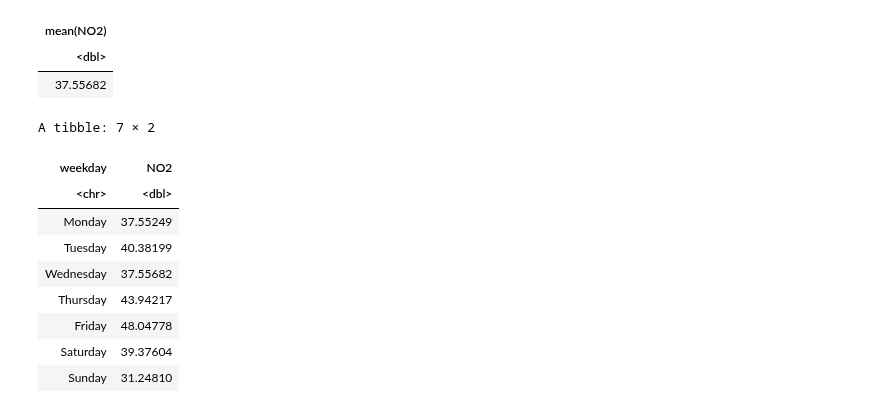
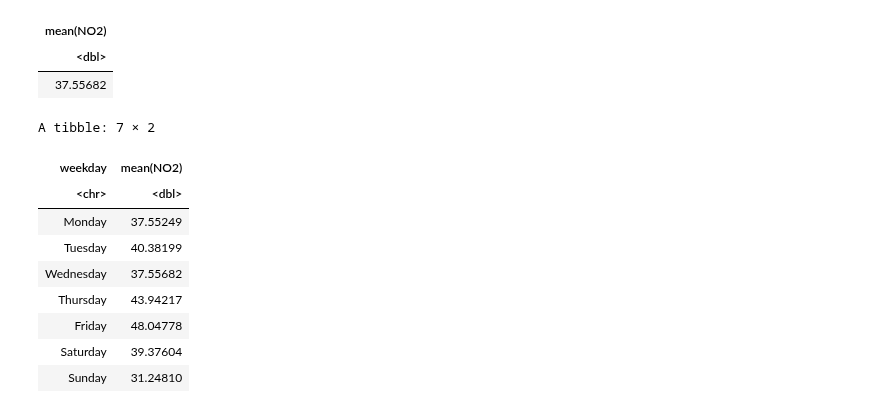
Before and after one commit to stawarzkrzysztof/uczenie_maszynowe_ifs2024, a Jupyter notebook: 02_10_2024/UM2024_wprowadzenie.ipynb, the cells around one changed output. Drawn from its saved outputs; the diff is of its cells as text; code cells hidden in the pictures.

```diff
--- a/02_10_2024/UM2024_wprowadzenie.ipynb
+++ b/02_10_2024/UM2024_wprowadzenie.ipynb
@@ -1292,13 +1292,13 @@ A tibble: 1 × 1
 # %%
 df_means$weekday <- weekdays(df_means$date)
 custom_key <- c("Monday", "Tuesday", "Wednesday", "Thursday", "Friday", "Saturday", "Sunday")
 df_means %>%
     group_by(weekday) %>%
-    summarise(across(NO2, \(x) mean(x, na.rm=TRUE))) %>%
+    summarise(mean(NO2)) %>%
     arrange(match(weekday, custom_key))
 # %% [output]
 A tibble: 7 × 2
-| weekday | NO2 |
+| weekday | mean(NO2) |
 | <chr> | <dbl> |
 | Monday | 37.55249 |
 | Tuesday | 40.38199 |
```
